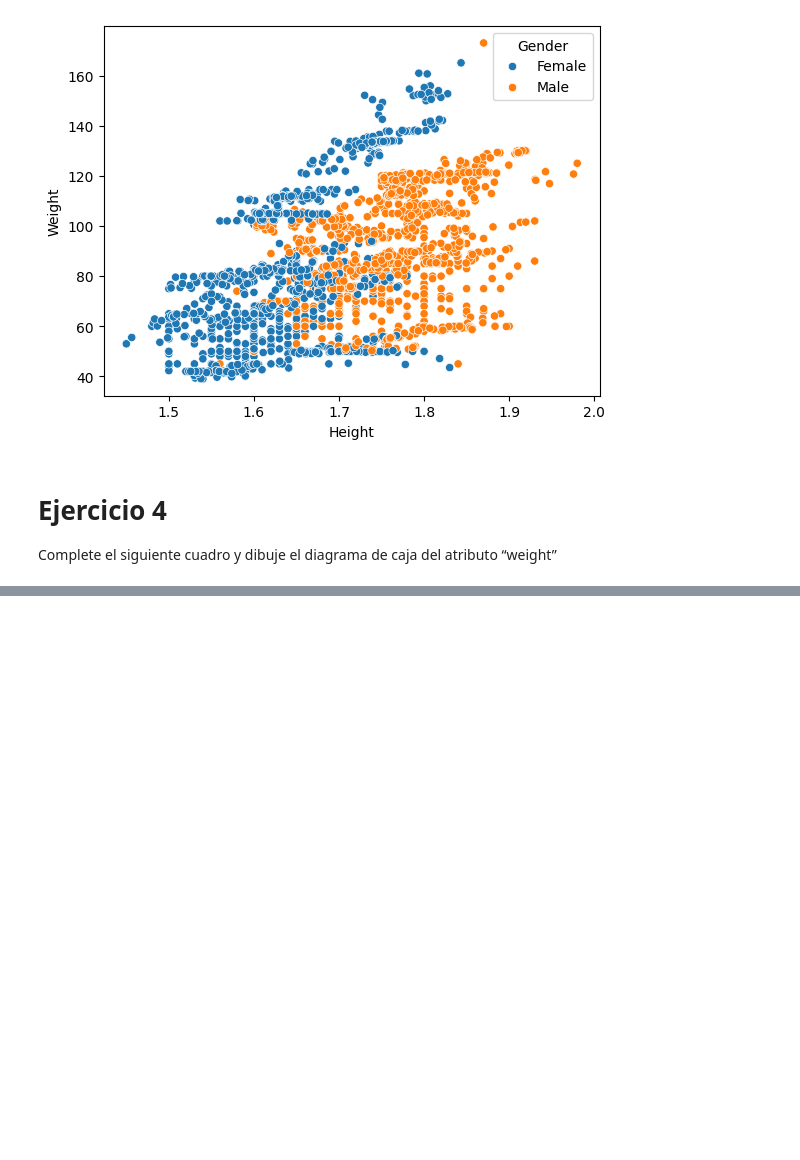
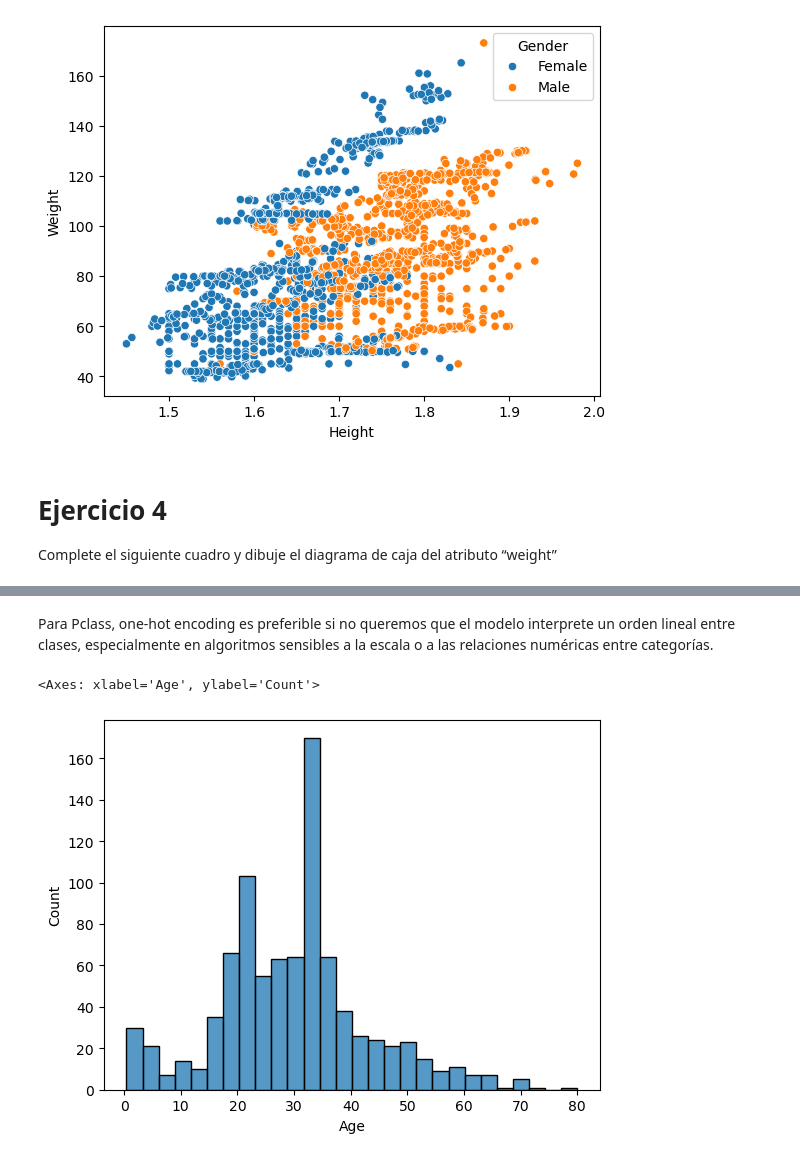
Before and after one commit to Kelisei/4to-anio-unlp-sistemas, a Jupyter notebook: deeplearning/practica1.ipynb, the cells around one changed output, grey strips where cells are left out. Drawn from its saved outputs; the diff is of its cells as text; code cells hidden in the pictures; blank space fills up the shorter version.

```diff
--- a/deeplearning/practica1.ipynb
+++ b/deeplearning/practica1.ipynb
@@ -131,0 +237,3 @@ Rango de valores atípicos severos: [233.30, 170.37]
+# %%
+titanic = pd.read_csv("csv/titanic.csv")
+titanic.head()
@@ -131,0 +310,12 @@ Rango de valores atípicos severos: [233.30, 170.37]
+# %%
+titanic["FamilySize"] = titanic["SibSp"] + titanic["Parch"] + 1
+# %%
+titanic["Sex"] = titanic["Sex"].replace({"female": 0, "male": 1})
+
+titanic["Embarked"] = titanic["Embarked"].replace({"C": 0, "Q": 1, "S": 2})
+
+title_mapping = {"Mr": 0, "Miss": 1, "Mrs": 2, "Master": 3, "Others": 4}
+titanic["Title"] = titanic["Title"].replace(title_mapping)
+
+
+titanic.head()
@@ -131,0 +329,7 @@ Rango de valores atípicos severos: [233.30, 170.37]
+# %% [markdown]
+Para Pclass, one-hot encoding es preferible si no queremos que el modelo interprete un orden lineal entre clases, especialmente en algoritmos sensibles a la escala o a las relaciones numéricas entre categorías.
+# %%
+sns.histplot(data=titanic['Age'])
+# %% [output]
+<Axes: xlabel='Age', ylabel='Count'>
+[figure, added]
```
Also changed, not shown: parts of 23 cells of this notebook, 3 other files.
